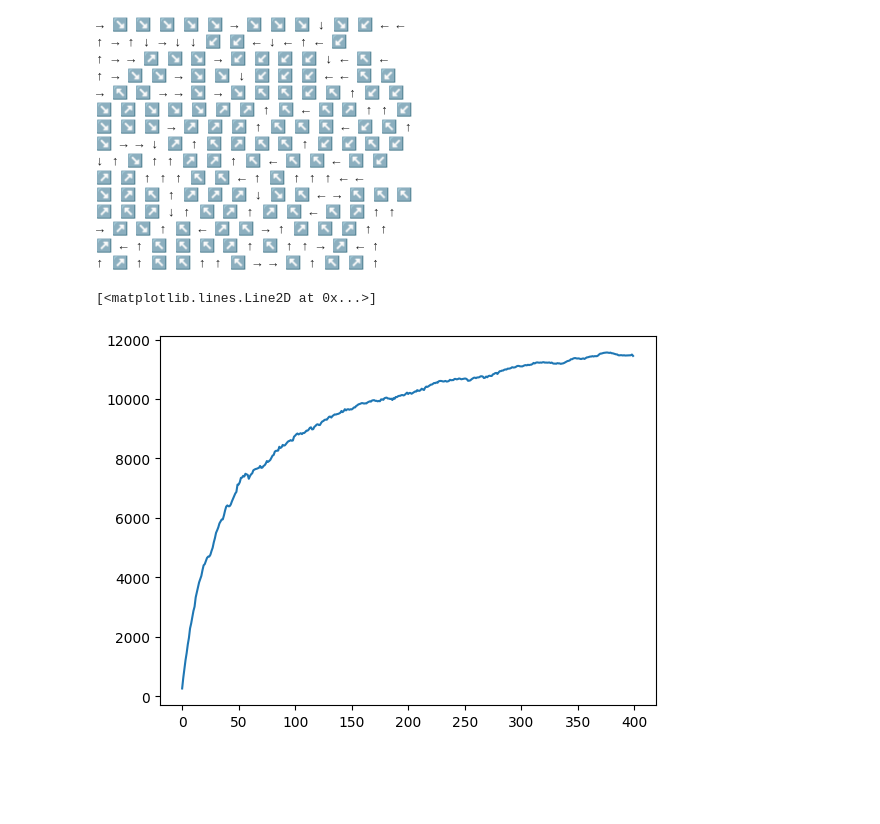
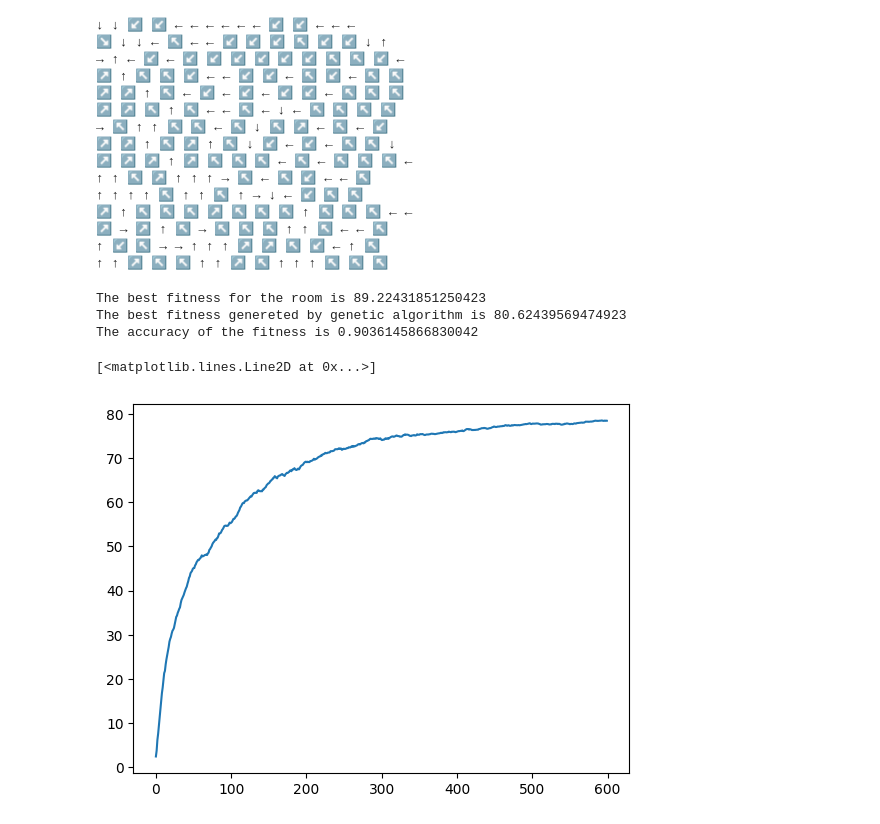
Before and after one commit to U-n-Own/minihack-evolution, a Jupyter notebook: genetic_room/room_random_15x15.ipynb, the cells around one changed output. Drawn from its saved outputs; the diff is of its cells as text; code cells hidden in the pictures; blank space fills up the shorter version.

```diff
--- a/genetic_room/room_random_15x15.ipynb
+++ b/genetic_room/room_random_15x15.ipynb
@@ -64,5 +69,5 @@ print(distance_grid)
 # %%
-initial_pop = initial_population(150)
+initial_pop = initial_population(300)
 for rule in initial_pop:
     make_rule_good(rule)
 # %%
@@ -77,14 +82,17 @@ print(np.sum(fitness_list))
 # %%
 fitness_list = fitness_list - np.min(fitness_list)
+fitness_list = np.array(fitness_list)
+initial_pop=np.array(initial_pop)
 
 # parallelize code of genetic algorithm
-new_population, new_fitness, sum_fitnesses = genetic_algorithm(distance_grid=distance_grid,
+new_population, new_fitness, mean_fitnesses = genetic_algorithm(distance_grid=distance_grid,
                                                 population=initial_pop,
                                                 fitness_calculator=fitness_calculator,
                                                 fitness_list=fitness_list,
                                                 chance_for_mutation=0,
-                                                n_iterations=400,
-                                                n_rules=150)
+                                                n_iterations=600,
+                                                n_rules=300,
+                                                elitism=0)
 
-print(sum_fitnesses)
+print(mean_fitnesses)
 # %% [output]
@@ -111,26 +119,35 @@ ind = np.argmax(new_fitness)
 best_rule = new_population[ind]
 print_rule(best_rule)
 # %% [output]
-→ ↘ ↘ ↘ ↘ ↘ → ↘ ↘ ↘ ↓ ↘ ↙ ← ←
-↑ → ↑ ↓ → ↓ ↓ ↙ ↙ ← ↓ ← ↑ ← ↙
-↑ → → ↗ ↘ ↘ → ↙ ↙ ↙ ↙ ↓ ← ↖ ←
-↑ → ↘ ↘ → ↘ ↘ ↓ ↙ ↙ ↙ ← ← ↖ ↙
-→ ↖ ↘ → → ↘ → ↘ ↖ ↖ ↙ ↖ ↑ ↙ ↙
-↘ ↗ ↘ ↘ ↘ ↗ ↗ ↑ ↖ ← ↖ ↗ ↑ ↑ ↙
-↘ ↘ ↘ → ↗ ↗ ↗ ↑ ↖ ↖ ↖ ← ↙ ↖ ↑
-↘ → → ↓ ↗ ↑ ↖ ↗ ↖ ↖ ↑ ↙ ↙ ↖ ↙
-↓ ↑ ↘ ↑ ↑ ↗ ↗ ↑ ↖ ← ↖ ↖ ← ↖ ↙
-↗ ↗ ↑ ↑ ↑ ↖ ↖ ← ↑ ↖ ↑ ↑ ↑ ← ←
-↘ ↗ ↖ ↑ ↗ ↗ ↗ ↓ ↘ ↖ ← → ↖ ↖ ↖
-↗ ↖ ↗ ↓ ↑ ↖ ↗ ↑ ↗ ↖ ← ↖ ↗ ↑ ↑
-→ ↗ ↘ ↑ ↖ ← ↗ ↖ → ↑ ↗ ↖ ↗ ↑ ↑
-↗ ← ↑ ↖ ↖ ↖ ↗ ↑ ↖ ↑ ↑ → ↗ ← ↑
-↑ ↗ ↑ ↖ ↖ ↑ ↑ ↖ → → ↖ ↑ ↖ ↗ ↑
+↓ ↓ ↙ ↙ ← ← ← ← ← ← ↙ ↙ ← ← ←
+↘ ↓ ↓ ← ↖ ← ← ↙ ↙ ↙ ↖ ↙ ↙ ↓ ↑
+→ ↑ ← ↙ ← ↙ ↙ ↙ ↙ ↙ ↙ ↖ ↖ ↙ ←
+↗ ↑ ↖ ↖ ↙ ← ← ↙ ↙ ← ↖ ↙ ← ↖ ↖
+↗ ↗ ↑ ↖ ← ↙ ← ↙ ← ↙ ↙ ← ↖ ↖ ↖
+↗ ↗ ↖ ↑ ↖ ← ← ↖ ← ↓ ← ↖ ↖ ↖ ↖
+→ ↖ ↑ ↑ ↖ ↖ ← ↖ ↓ ↖ ↗ ← ↖ ← ↙
+↗ ↗ ↑ ↖ ↗ ↑ ↖ ↓ ↙ ← ↙ ← ↖ ↖ ↓
+↗ ↗ ↗ ↑ ↗ ↖ ↖ ↖ ← ↖ ← ↖ ↖ ↖ ←
+↑ ↑ ↖ ↗ ↑ ↑ ↑ → ↖ ← ↖ ↙ ← ← ↖
+↑ ↑ ↑ ↑ ↖ ↑ ↑ ↖ ↑ → ↓ ← ↙ ↖ ↖
+↗ ↑ ↖ ↖ ↖ ↗ ↖ ↖ ↖ ↑ ↖ ↖ ↖ ← ←
+↗ → ↗ ↑ ↖ → ↖ ↖ ↖ ↑ ↑ ↖ ← ← ↖
+↑ ↙ ↖ → → ↑ ↑ ↑ ↗ ↗ ↖ ↙ ← ↑ ↖
+↑ ↑ ↗ ↖ ↖ ↑ ↑ ↗ ↖ ↑ ↑ ↑ ↖ ↖ ↖
+# %%
+best_fitness=compute_best_fitness(distance_grid)
+print("The best fitness for the room is", best_fitness)
+print("The best fitness genereted by genetic algorithm is", np.max(new_fitness))
+print("The accuracy of the fitness is", np.max(new_fitness)/best_fitness)
+# %% [output]
+The best fitness for the room is 89.22431851250423
+The best fitness genereted by genetic algorithm is 80.62439569474923
+The accuracy of the fitness is 0.9036145866830042
 # %%
-plt.plot(sum_fitnesses)
+plt.plot(mean_fitnesses)
 # %% [output]
 [<matplotlib.lines.Line2D at 0x...>]
-[figure, old version]
+[figure, new version]
 # %%
 FitnessCalculator = FitnessCalculator(movement_score, proximity_score, distance_grid)
 
```
Also changed, not shown: parts of 10 cells of this notebook.
